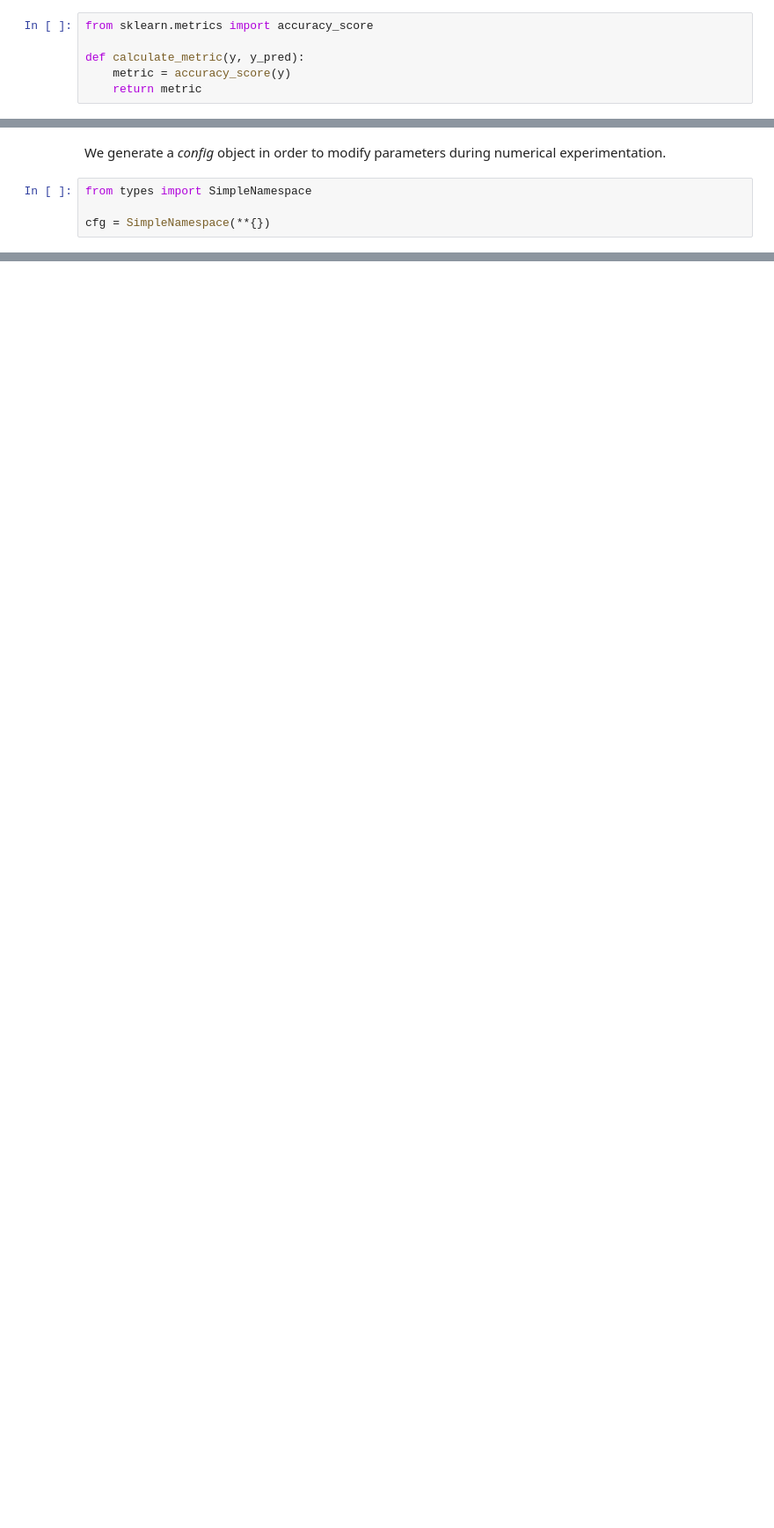
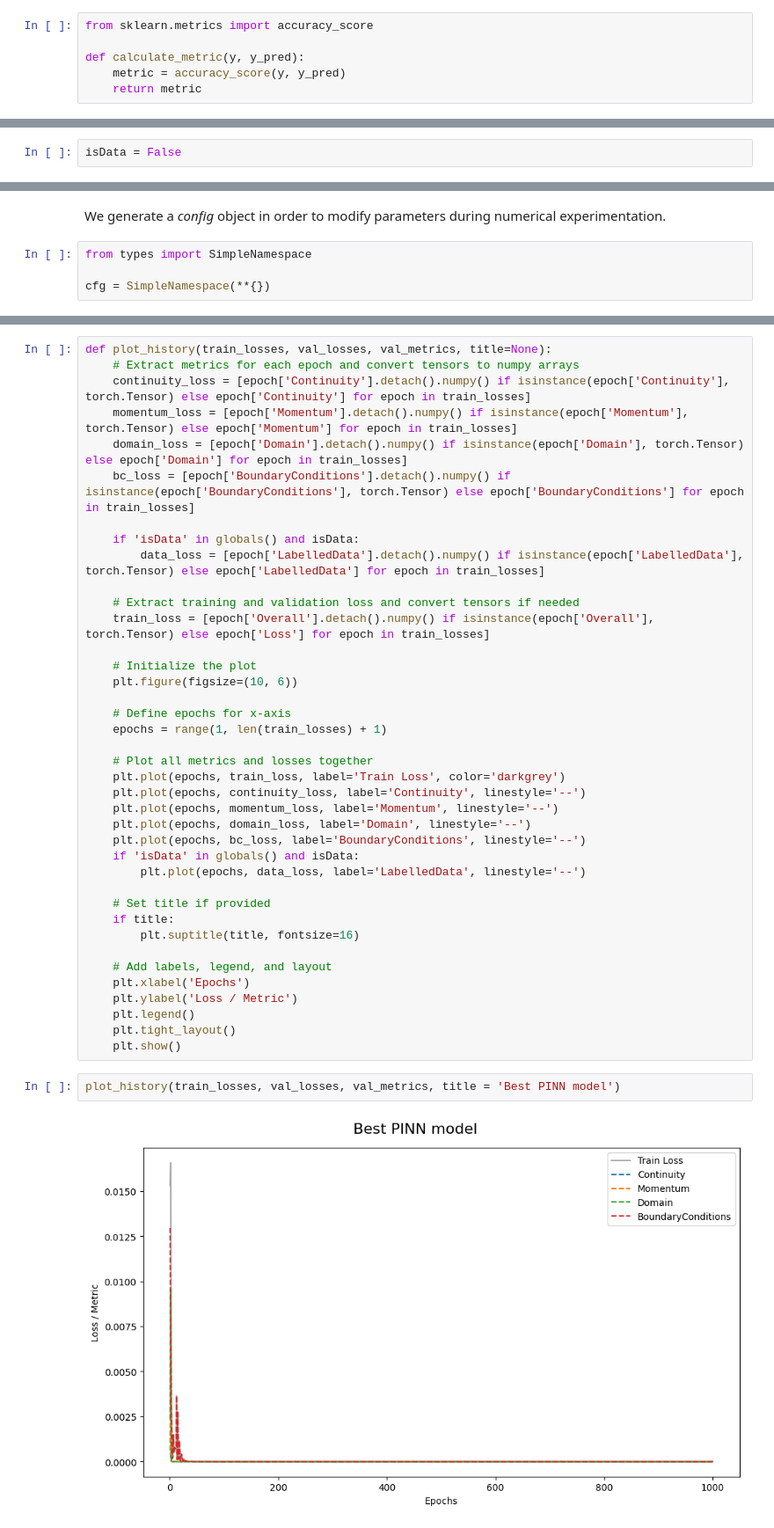
Before and after one commit to bdesia/ceia-pinn, a Jupyter notebook: tp1/ceia_tp1.ipynb, the cells around one changed output, grey strips where cells are left out. Shown at 88% size. Saved outputs shown, nothing was run; the diff lists cells and outputs as text; blank space fills up the shorter version.

Commit message:
Modelo corriendo, falta verificar resultados.

```diff
--- a/tp1/ceia_tp1.ipynb
+++ b/tp1/ceia_tp1.ipynb
@@ -522,7 +525,7 @@ loss_function = nn.MSELoss()
 from sklearn.metrics import accuracy_score
 
 def calculate_metric(y, y_pred):
-    metric = accuracy_score(y)
+    metric = accuracy_score(y, y_pred)
     return metric
 # %%
 def train_one_epoch(datasets, tags, model, optimizer, scheduler):
@@ -632 +692,3 @@ def fit(model, optimizer, scheduler, tags, train_datasets, valid_datasets=None):
+# %%
+isData = False
 # %% [markdown]
@@ -979,0 +876,43 @@ plt.show()
+# %%
+def plot_history(train_losses, val_losses, val_metrics, title=None):
+    # Extract metrics for each epoch and convert tensors to numpy arrays
+    continuity_loss = [epoch['Continuity'].detach().numpy() if isinstance(epoch['Continuity'], torch.Tensor) else epoch['Continuity'] for epoch in train_losses]
+    momentum_loss = [epoch['Momentum'].detach().numpy() if isinstance(epoch['Momentum'], torch.Tensor) else epoch['Momentum'] for epoch in train_losses]
+    domain_loss = [epoch['Domain'].detach().numpy() if isinstance(epoch['Domain'], torch.Tensor) else epoch['Domain'] for epoch in train_losses]
+    bc_loss = [epoch['BoundaryConditions'].detach().numpy() if isinstance(epoch['BoundaryConditions'], torch.Tensor) else epoch['BoundaryConditions'] for epoch in train_losses]
+
+    if 'isData' in globals() and isData:
+        data_loss = [epoch['LabelledData'].detach().numpy() if isinstance(epoch['LabelledData'], torch.Tensor) else epoch['LabelledData'] for epoch in train_losses]
+
+    # Extract training and validation loss and convert tensors if needed
+    train_loss = [epoch['Overall'].detach().numpy() if isinstance(epoch['Overall'], torch.Tensor) else epoch['Loss'] for epoch in train_losses]
+
+    # Initialize the plot
+    plt.figure(figsize=(10, 6))
+
+    # Define epochs for x-axis
+    epochs = range(1, len(train_losses) + 1)
+
+    # Plot all metrics and losses together
+    plt.plot(epochs, train_loss, label='Train Loss', color='darkgrey')
+    plt.plot(epochs, continuity_loss, label='Continuity', linestyle='--')
+    plt.plot(epochs, momentum_loss, label='Momentum', linestyle='--')
+    plt.plot(epochs, domain_loss, label='Domain', linestyle='--')
+    plt.plot(epochs, bc_loss, label='BoundaryConditions', linestyle='--')
+    if 'isData' in globals() and isData:
+        plt.plot(epochs, data_loss, label='LabelledData', linestyle='--')
+
+    # Set title if provided
+    if title:
+        plt.suptitle(title, fontsize=16)
+
+    # Add labels, legend, and layout
+    plt.xlabel('Epochs')
+    plt.ylabel('Loss / Metric')
+    plt.legend()
+    plt.tight_layout()
+    plt.show()
+# %%
+plot_history(train_losses, val_losses, val_metrics, title = 'Best PINN model')
+# %% [output]
+[figure, added]
```
Also changed, not shown: parts of 36 cells of this notebook.
